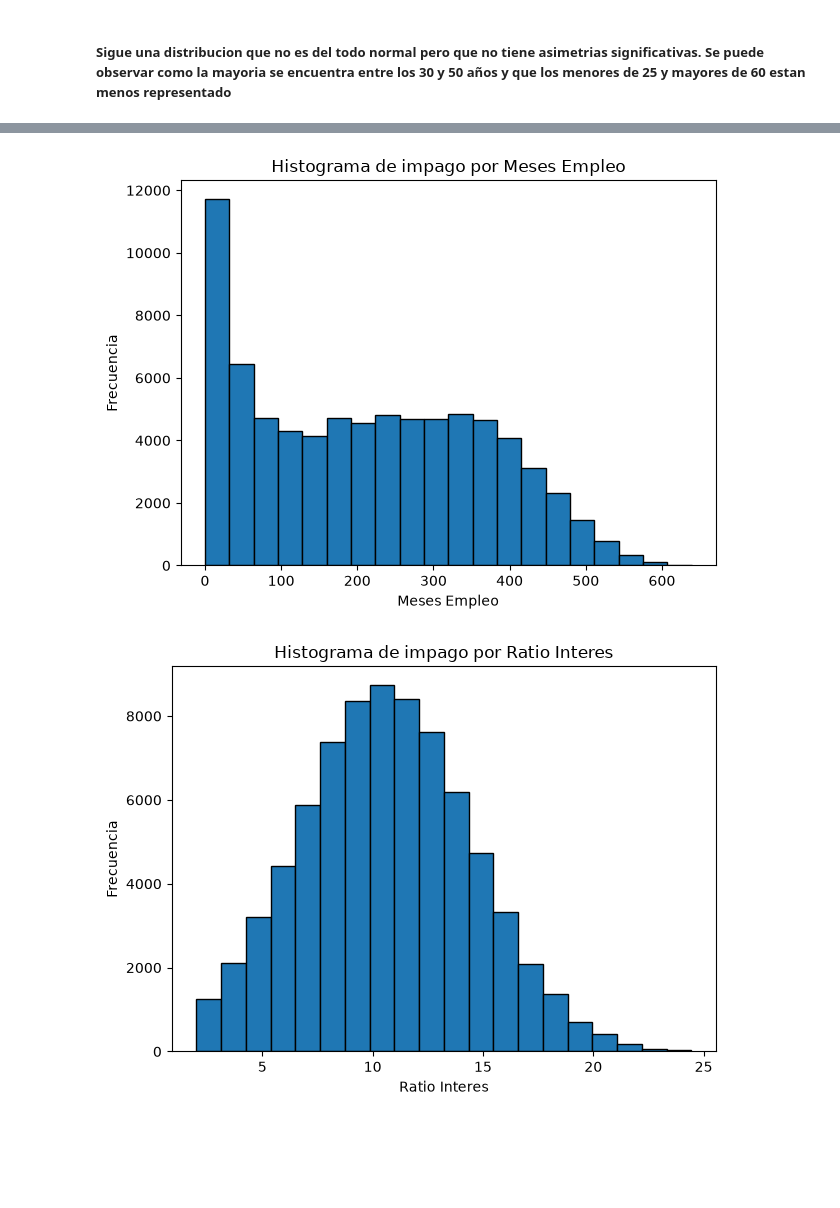
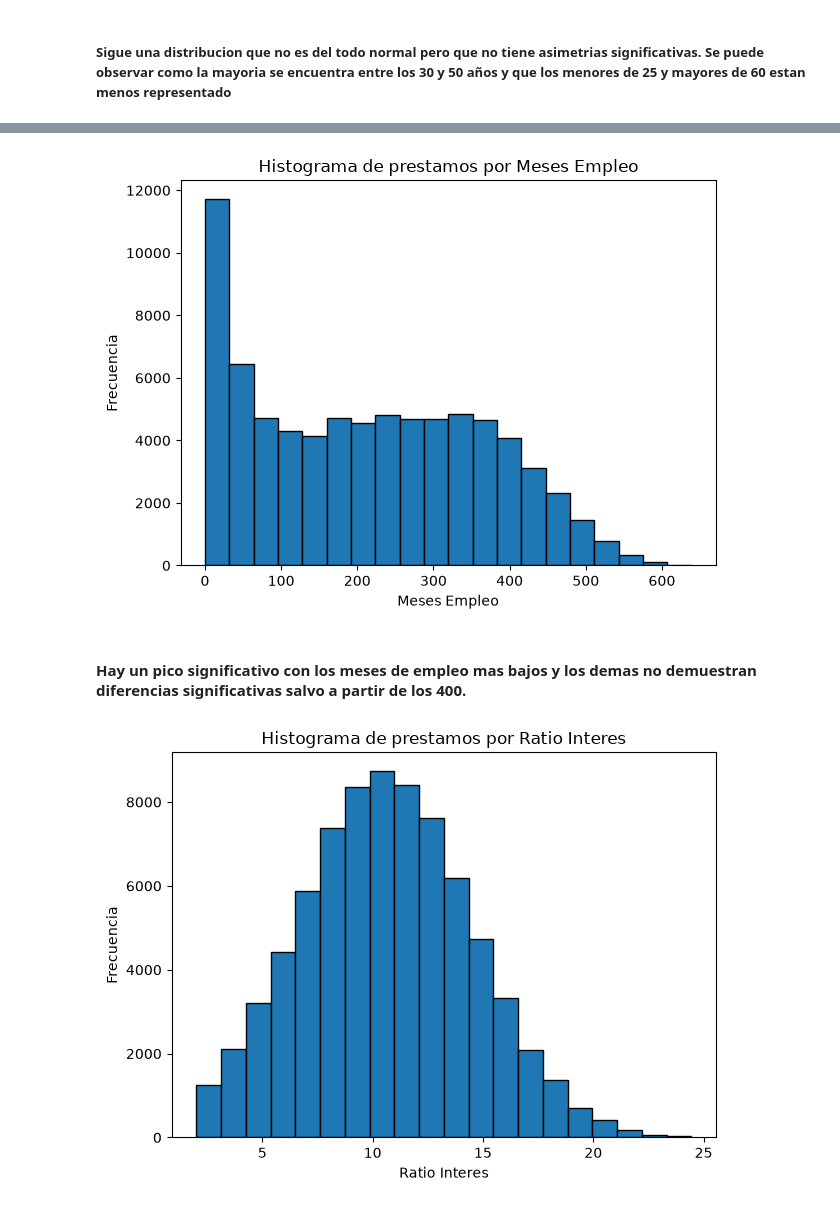
Before and after one commit to nereaaloria-ctrl/RETO-5-Verde-Claro, a Jupyter notebook: tratamiento de datos.ipynb, the cells around one changed output, grey strips where cells are left out. Cells and saved outputs as stored; diff of their text form; code cells hidden in the pictures; blank space fills up the shorter version.

```diff
--- a/tratamiento de datos.ipynb
+++ b/tratamiento de datos.ipynb
@@ -319,19 +321,21 @@ plt.show()
 # %%
 plt.hist(datos['Meses_Empleo'],bins=20, edgecolor='black')
-plt.title('Histograma de impago por Meses Empleo')
+plt.title('Histograma de prestamos por Meses Empleo')
 plt.xlabel('Meses Empleo')
 plt.ylabel('Frecuencia')
 plt.tight_layout()
 plt.show()
 # %% [output]
-[figure, old version]
+[figure, new version]
+# %% [markdown]
+#### Hay un pico significativo con los meses de empleo mas bajos y los demas no demuestran diferencias significativas salvo a partir de los 400.
 # %%
 plt.hist(datos['Ratio_Interes'],bins=20, edgecolor='black')
-plt.title('Histograma de impago por Ratio Interes')
+plt.title('Histograma de prestamos por Ratio Interes')
 plt.xlabel('Ratio Interes')
 plt.ylabel('Frecuencia')
 plt.tight_layout()
 plt.show()
 # %% [output]
-[figure, old version]
+[figure, new version]
 # %% [markdown]
```
Also changed, not shown: parts of 11 cells of this notebook.
